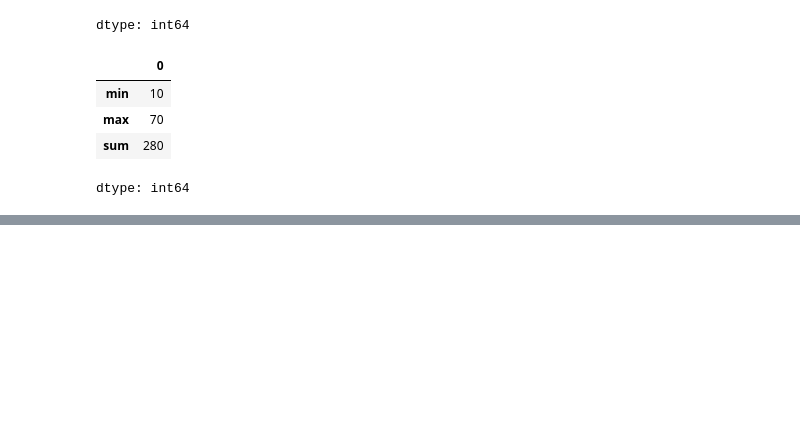
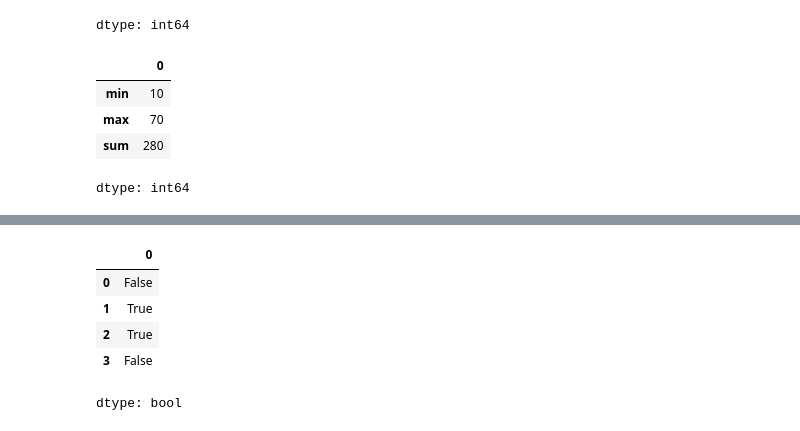
Before and after one commit to Harikaharu/DataScience, a Jupyter notebook: pandas/pandas_1.ipynb, the cells around one changed output, grey strips where cells are left out. Cells and saved outputs as stored; diff of their text form; code cells hidden in the pictures; blank space fills up the shorter version.

```diff
--- a/pandas/pandas_1.ipynb
+++ b/pandas/pandas_1.ipynb
@@ -96,0 +168,10 @@ dtype: int64
+# %%
+ser = pd.Series(["Eshant Das","Data@Science",'Hello@World','Machine Learning'])
+ser.str.contains('@')
+# %% [output]
+|  | 0 |
+| 0 | False |
+| 1 | True |
+| 2 | True |
+| 3 | False |
+dtype: bool
```
Also changed, not shown: parts of 12 cells of this notebook.
